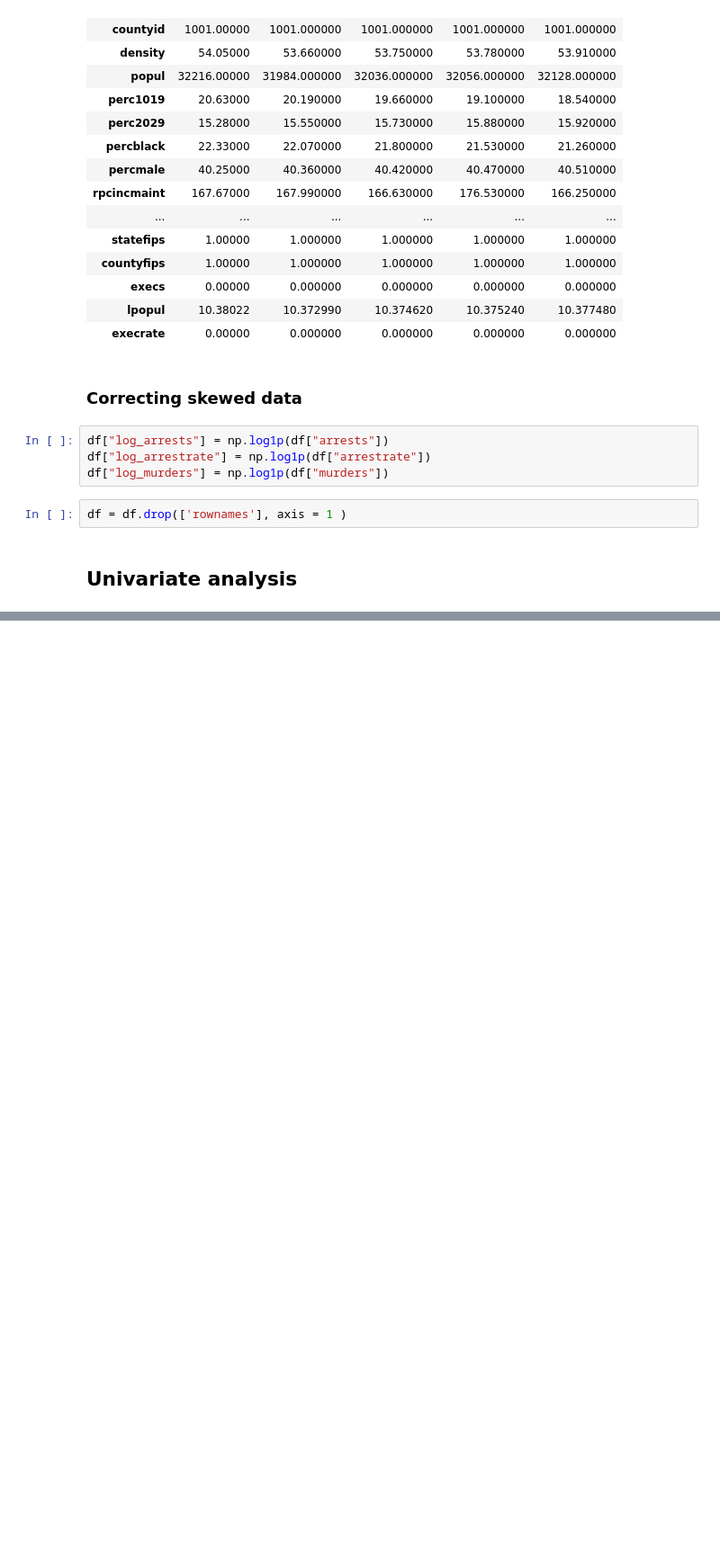
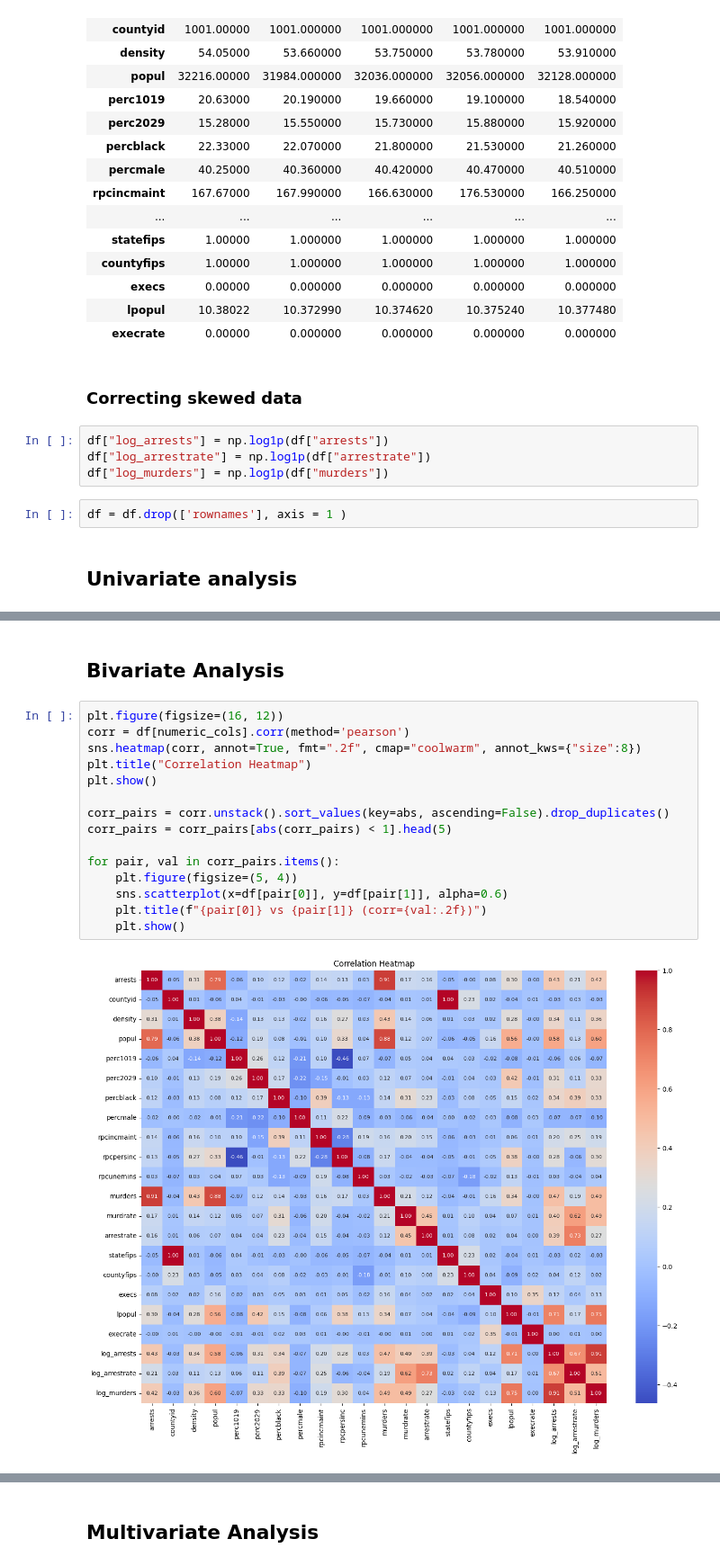
Before and after one commit to taroshima/22bds0246_EDA, a Jupyter notebook: 22BDS0246.ipynb, the cells around one changed output, grey strips where cells are left out. Shown at 90% size. Cells and saved outputs as stored; diff of their text form; blank space fills up the shorter version.

Commit message:
added bivariate and multivariate analysis

```diff
--- a/22BDS0246.ipynb
+++ b/22BDS0246.ipynb
@@ -273,0 +272,19 @@ for col in numeric_cols:
+# %% [markdown]
+## Bivariate Analysis
+# %%
+plt.figure(figsize=(16, 12))
+corr = df[numeric_cols].corr(method='pearson')
+sns.heatmap(corr, annot=True, fmt=".2f", cmap="coolwarm", annot_kws={"size":8})
+plt.title("Correlation Heatmap")
+plt.show()
+
+corr_pairs = corr.unstack().sort_values(key=abs, ascending=False).drop_duplicates()
+corr_pairs = corr_pairs[abs(corr_pairs) < 1].head(5)
+
+for pair, val in corr_pairs.items():
+    plt.figure(figsize=(5, 4))
+    sns.scatterplot(x=df[pair[0]], y=df[pair[1]], alpha=0.6)
+    plt.title(f"{pair[0]} vs {pair[1]} (corr={val:.2f})")
+    plt.show()
+# %% [output]
+[figure, added]
@@ -273,0 +296,2 @@ for col in numeric_cols:
+# %% [markdown]
+## Multivariate Analysis
```
Also changed, not shown: parts of 3 cells of this notebook.
